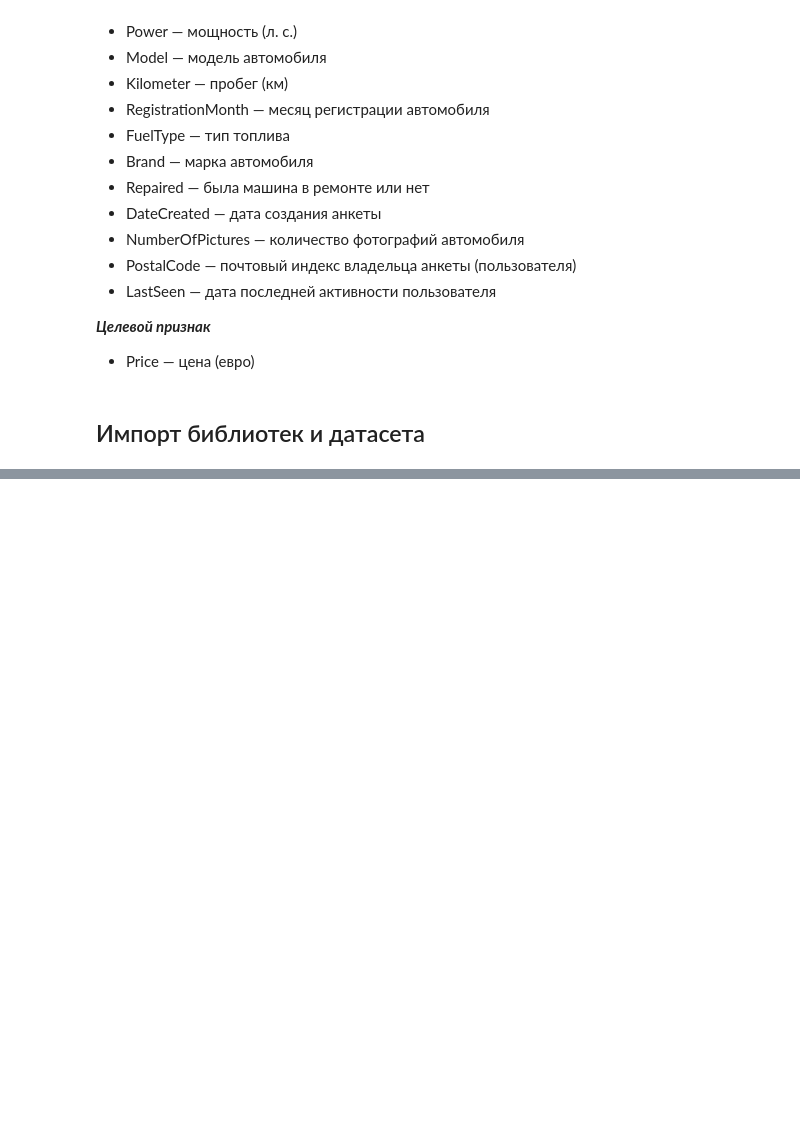
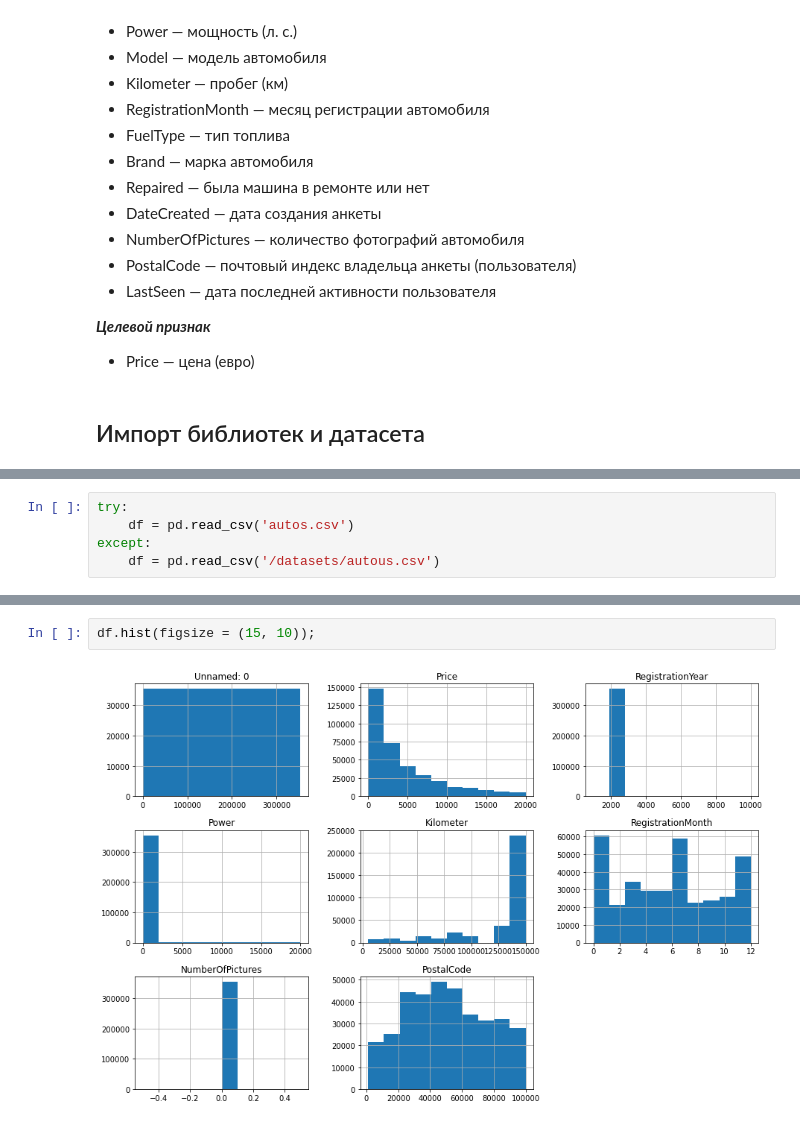
Before and after one commit to Vasart-ds/gradient_boost, a Jupyter notebook: gradient_boosting.ipynb, the cells around one changed output, grey strips where cells are left out. Drawn from its saved outputs; the diff is of its cells as text; blank space fills up the shorter version.

```diff
--- a/gradient_boosting.ipynb
+++ b/gradient_boosting.ipynb
@@ -36,0 +45,5 @@ import matplotlib as plt
+# %%
+try:
+    df = pd.read_csv('autos.csv')
+except:
+    df = pd.read_csv('/datasets/autous.csv')
@@ -36,0 +103,4 @@ import matplotlib as plt
+# %%
+df.hist(figsize = (15, 10));
+# %% [output]
+[figure, added]
```
Also changed, not shown: parts of 77 cells of this notebook.
